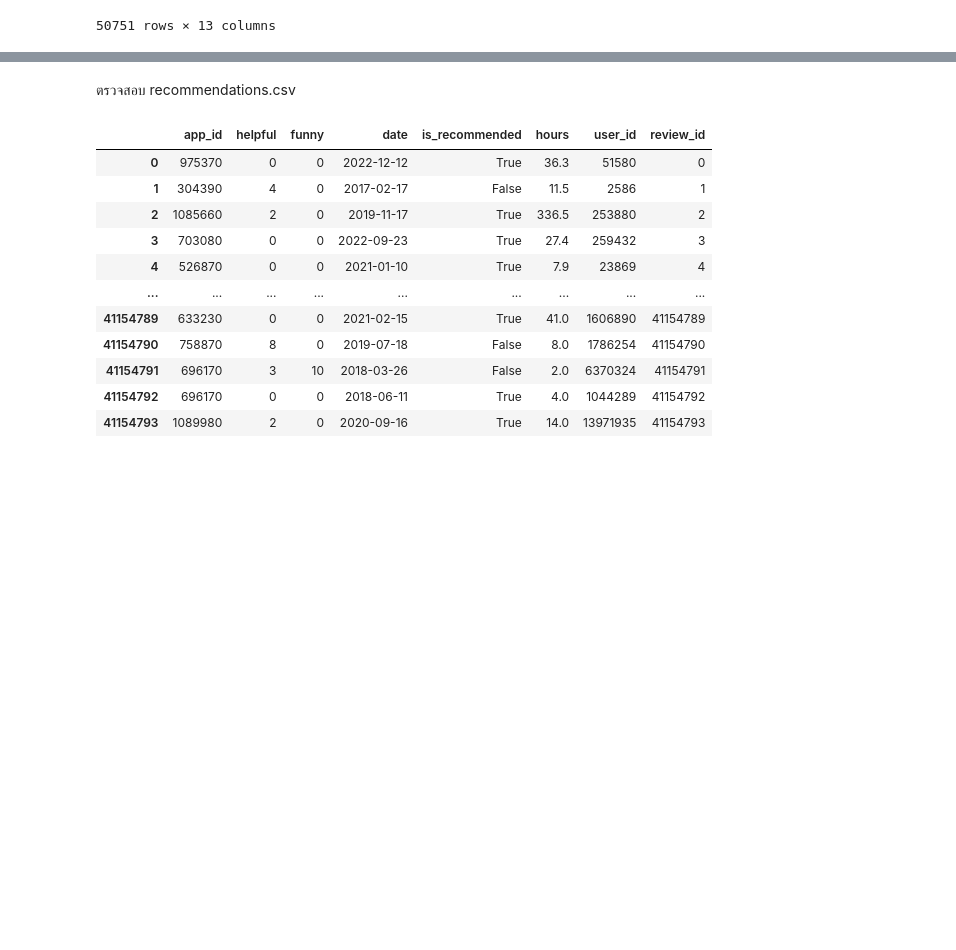
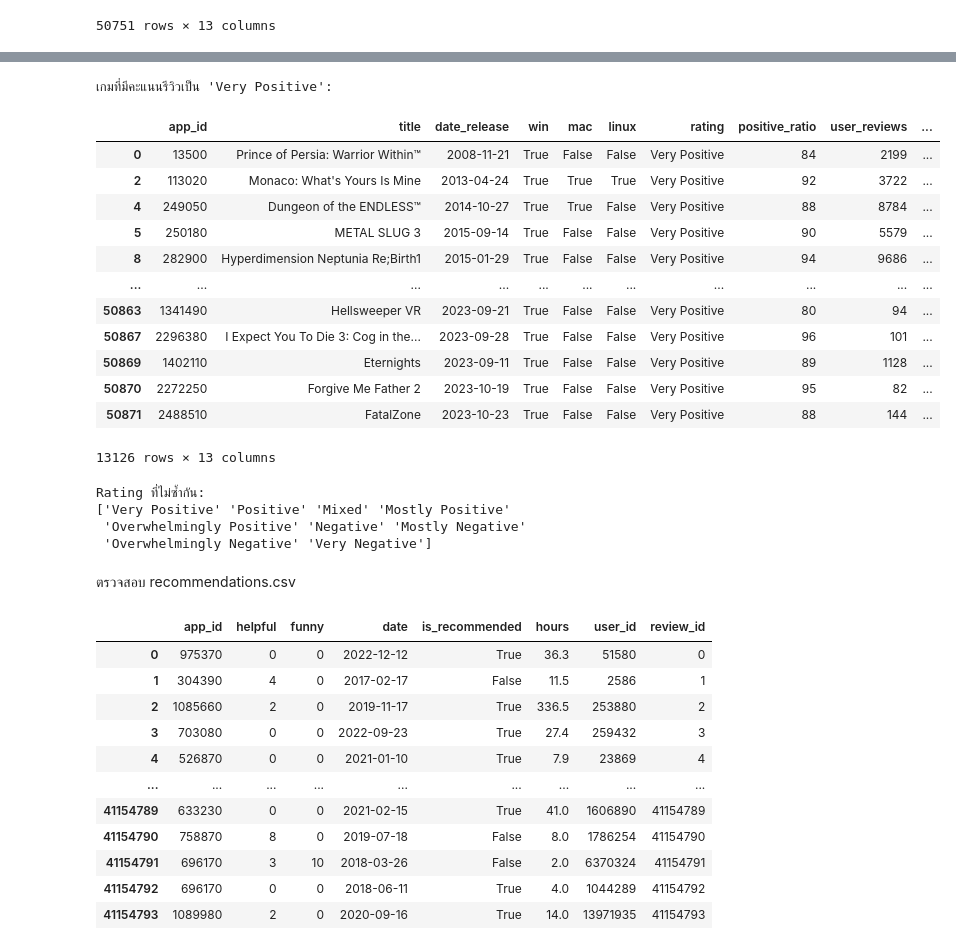
Before and after one commit to Milarize/EDA, a Jupyter notebook: EDA_Steam.ipynb, the cells around one changed output, grey strips where cells are left out. Saved outputs shown, nothing was run; the diff lists cells and outputs as text; code cells hidden in the pictures; blank space fills up the shorter version.

```diff
--- a/EDA_Steam.ipynb
+++ b/EDA_Steam.ipynb
@@ -84,3 +102,31 @@ new_df_games
+# %%
+very_positive_games = new_df_games[new_df_games['rating'] == 'Very Positive']
+print("เกมที่มีคะแนนรีวิวเป็น 'Very Positive':")
+very_positive_games
+# %% [output]
+เกมที่มีคะแนนรีวิวเป็น 'Very Positive':
+|  | app_id | title | date_release | win | mac | linux | rating | positive_ratio | user_reviews | ... |
+| 0 | 13500 | Prince of Persia: Warrior Within™ | 2008-11-21 | True | False | False | Very Positive | 84 | 2199 | ... |
+| 2 | 113020 | Monaco: What's Yours Is Mine | 2013-04-24 | True | True | True | Very Positive | 92 | 3722 | ... |
+| 4 | 249050 | Dungeon of the ENDLESS™ | 2014-10-27 | True | True | False | Very Positive | 88 | 8784 | ... |
+| 5 | 250180 | METAL SLUG 3 | 2015-09-14 | True | False | False | Very Positive | 90 | 5579 | ... |
+| 8 | 282900 | Hyperdimension Neptunia Re;Birth1 | 2015-01-29 | True | False | False | Very Positive | 94 | 9686 | ... |
+| ... | ... | ... | ... | ... | ... | ... | ... | ... | ... | ... |
+| 50863 | 1341490 | Hellsweeper VR | 2023-09-21 | True | False | False | Very Positive | 80 | 94 | ... |
+| 50867 | 2296380 | I Expect You To Die 3: Cog in the... | 2023-09-28 | True | False | False | Very Positive | 96 | 101 | ... |
+| 50869 | 1402110 | Eternights | 2023-09-11 | True | False | False | Very Positive | 89 | 1128 | ... |
+| 50870 | 2272250 | Forgive Me Father 2 | 2023-10-19 | True | False | False | Very Positive | 95 | 82 | ... |
+| 50871 | 2488510 | FatalZone | 2023-10-23 | True | False | False | Very Positive | 88 | 144 | ... |
+13126 rows × 13 columns
+# %%
+unique_ratings = new_df_games['rating'].unique()
+print("Rating ที่ไม่ซ้ำกัน:")
+print(unique_ratings)
+# %% [output]
+Rating ที่ไม่ซ้ำกัน:
+['Very Positive' 'Positive' 'Mixed' 'Mostly Positive'
+ 'Overwhelmingly Positive' 'Negative' 'Mostly Negative'
+ 'Overwhelmingly Negative' 'Very Negative']
 # %% [markdown]
 ตรวจสอบ recommendations.csv
 # %%
```
Also changed, not shown: parts of 8 cells of this notebook.
